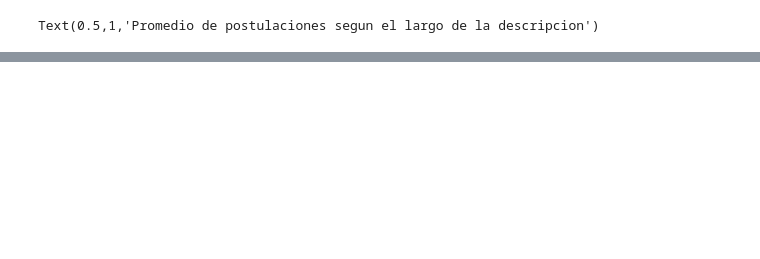
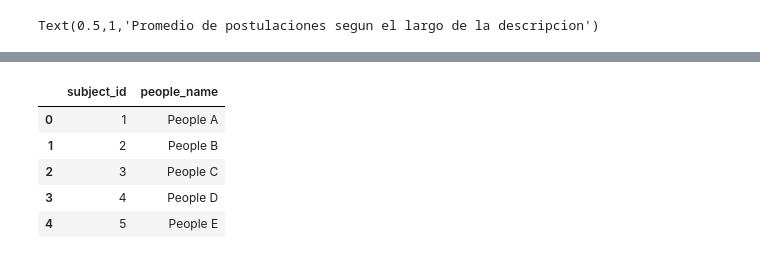
Before and after one commit to jhanvato/Datos2018, a Jupyter notebook: tp1_ale.ipynb, the cells around one changed output, grey strips where cells are left out. Cells and saved outputs as stored; diff of their text form; code cells hidden in the pictures; blank space fills up the shorter version.

```diff
--- a/tp1_ale.ipynb
+++ b/tp1_ale.ipynb
@@ -608,0 +658,15 @@ Text(0.5,1,'Promedio de postulaciones segun el largo de la descripcion')
+# %%
+people_data = {
+        'subject_id': ['1', '2', '3', '4', '5'],
+        'people_name': ['People A', 'People B', 'People C', 'People D', 'People E'],
+}
+
+q = pd.DataFrame(people_data, columns = ['subject_id', 'people_name'])
+q
+# %% [output]
+|  | subject_id | people_name |
+| 0 | 1 | People A |
+| 1 | 2 | People B |
+| 2 | 3 | People C |
+| 3 | 4 | People D |
+| 4 | 5 | People E |
```
Also changed, not shown: parts of 15 cells of this notebook, 1 other file.
